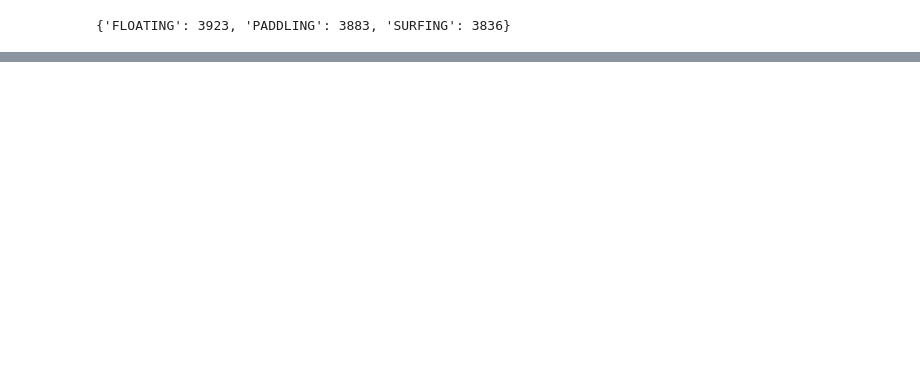
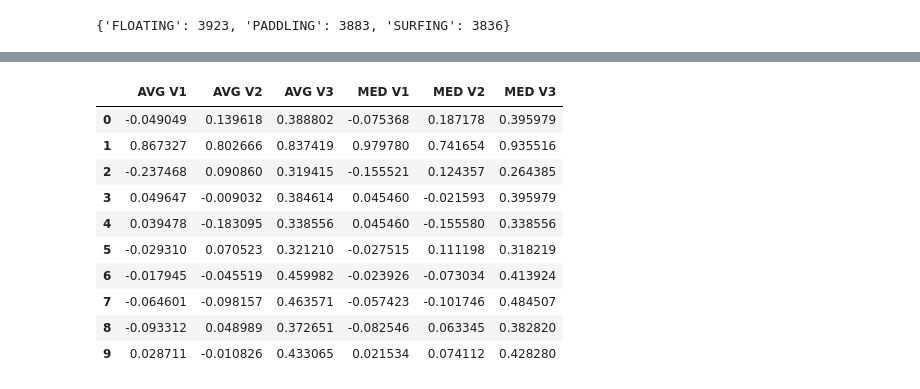
Before and after one commit to skamano/CSE_199H, a Jupyter notebook: velocity_calculation.ipynb, the cells around one changed output, grey strips where cells are left out. Cells and saved outputs as stored; diff of their text form; code cells hidden in the pictures; blank space fills up the shorter version.

```diff
--- a/velocity_calculation.ipynb
+++ b/velocity_calculation.ipynb
@@ -323,0 +401,36 @@ dict(zip(unique, counts))
+# %%
+# use idx to denote beginning of a bin, and offset to denote the end of a bin
+# offset is initialized to the bin size, and then incremented with each iteration
+# each iteration of the loop will look at four IMU measurements, compute then store metrics, and finally shift
+# the offset and index
+offset = bin_size
+avgs_v,meds_v,avgs_g,meds_g = [],[],[],[]
+for idx in range(0,len(v1_tmp)+1,bin_size):
+
+    # velocity
+    tmp1,tmp2,tmp3 = v1_tmp[idx:offset],v2_tmp[idx:offset],v3_tmp[idx:offset]
+    avg1,avg2,avg3 = np.mean(tmp1),np.mean(tmp2),np.mean(tmp3)
+    med1,med2,med3 = np.median(tmp1),np.median(tmp2),np.median(tmp3)
+
+    avgs_v.append([avg1,avg2,avg3])
+    meds_v.append([med1,med2,med3])
+
+    # gyroscope
+    tmp4,tmp5,tmp6 = g1_tmp[idx:offset],g2_tmp[idx:offset],g3_tmp[idx:offset]
+    avg4,avg5,avg6 = np.mean(tmp4),np.mean(tmp5),np.mean(tmp6)
+    med4,med5,med6 = np.median(tmp1),np.median(tmp2),np.median(tmp3)
+
+    avgs_g.append([avg4,avg5,avg6])
+    meds_g.append([med4,med5,med6])
+
+    avg1,avg2,avg3 = np.mean(tmp1),np.mean(tmp2),np.mean(tmp3)
+    med1,med2,med3 = np.median(tmp1),np.median(tmp2),np.median(tmp3)
+    offset += 4
+
+
+df1 = pd.DataFrame(avgs_v, columns=['AVG V1','AVG V2','AVG V3'])
+df2 = pd.DataFrame(meds_v, columns=['MED V1','MED V2','MED V3'])
+df3 = pd.DataFrame(avgs_v, columns=['AVG G1','AVG G2','AVG G3'])
+df4 = pd.DataFrame(meds_v, columns=['MED G1','MED G2','MED G3'])
+df_stats = pd.concat([df1,df2,df3,df4],axis=1)
+df_stats.drop(1672); # FIXME
@@ -323,0 +526,14 @@ dict(zip(unique, counts))
+# %%
+df_stats.head(10)
+# %% [output]
+|  | AVG V1 | AVG V2 | AVG V3 | MED V1 | MED V2 | MED V3 |
+| 0 | -0.049049 | 0.139618 | 0.388802 | -0.075368 | 0.187178 | 0.395979 |
+| 1 | 0.867327 | 0.802666 | 0.837419 | 0.979780 | 0.741654 | 0.935516 |
+| 2 | -0.237468 | 0.090860 | 0.319415 | -0.155521 | 0.124357 | 0.264385 |
+| 3 | 0.049647 | -0.009032 | 0.384614 | 0.045460 | -0.021593 | 0.395979 |
+| 4 | 0.039478 | -0.183095 | 0.338556 | 0.045460 | -0.155580 | 0.338556 |
+| 5 | -0.029310 | 0.070523 | 0.321210 | -0.027515 | 0.111198 | 0.318219 |
+| 6 | -0.017945 | -0.045519 | 0.459982 | -0.023926 | -0.073034 | 0.413924 |
+| 7 | -0.064601 | -0.098157 | 0.463571 | -0.057423 | -0.101746 | 0.484507 |
+| 8 | -0.093312 | 0.048989 | 0.372651 | -0.082546 | 0.063345 | 0.382820 |
+| 9 | 0.028711 | -0.010826 | 0.433065 | 0.021534 | 0.074112 | 0.428280 |
```
Also changed, not shown: parts of 24 cells of this notebook.
